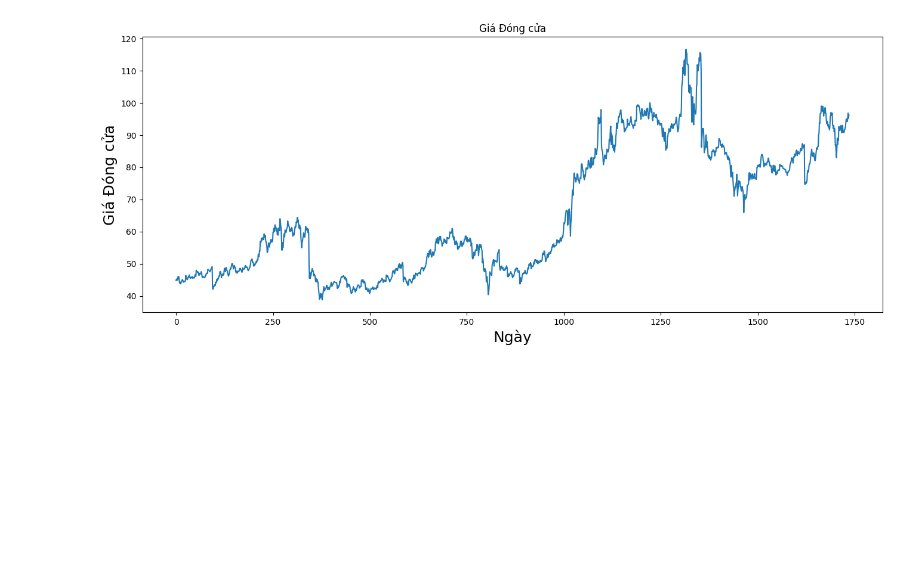
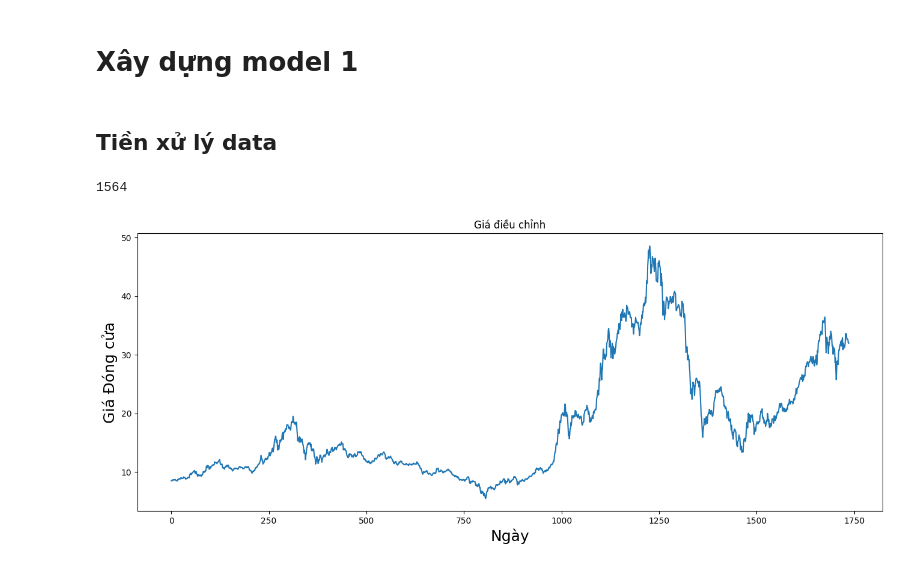
Before and after one commit to akhoa12345/stock-price, a Jupyter notebook: Model.ipynb, the cells around one changed output. Cells and saved outputs as stored; diff of their text form; code cells hidden in the pictures; blank space fills up the shorter version.

```diff
--- a/Model.ipynb
+++ b/Model.ipynb
@@ -99,18 +96,25 @@ data
-# %%
-plt.figure(figsize=(16,6))
-plt.title('Giá Đóng cửa')
-plt.plot(data_close)
-plt.xlabel('Ngày', fontsize=18)
-plt.ylabel('Giá Đóng cửa', fontsize=18)
-plt.show()
-# %% [output]
-[figure, old version]
+# %% [markdown]
+# Xây dựng model 1
+# %% [markdown]
+## Tiền xử lý data
 # %%
-data_close = df.filter(['Giá đóng cửa'])
+data_close = df.filter(['Giá điều chỉnh'])
 # Convert the dataframe to a numpy array
 dataset = data_close.values
 # Get the number of rows to train the model on
-training_data_len = int(np.ceil( len(dataset) * .95 ))
+training_data_len = int(np.ceil( len(dataset) * .9 ))
+training_data_len
+# %% [output]
+1564
+# %%
+plt.figure(figsize=(16,6))
+plt.title('Giá điều chỉnh')
+plt.plot(data_close)
+plt.xlabel('Ngày', fontsize=18)
+plt.ylabel('Giá Đóng cửa', fontsize=18)
+plt.show()
+# %% [output]
+[figure, new version]
 # %%
 scaler = MinMaxScaler(feature_range=(0,1))
 scaled_data = scaler.fit_transform(dataset)
```
Also changed, not shown: parts of 37 cells of this notebook, 3 other files.
